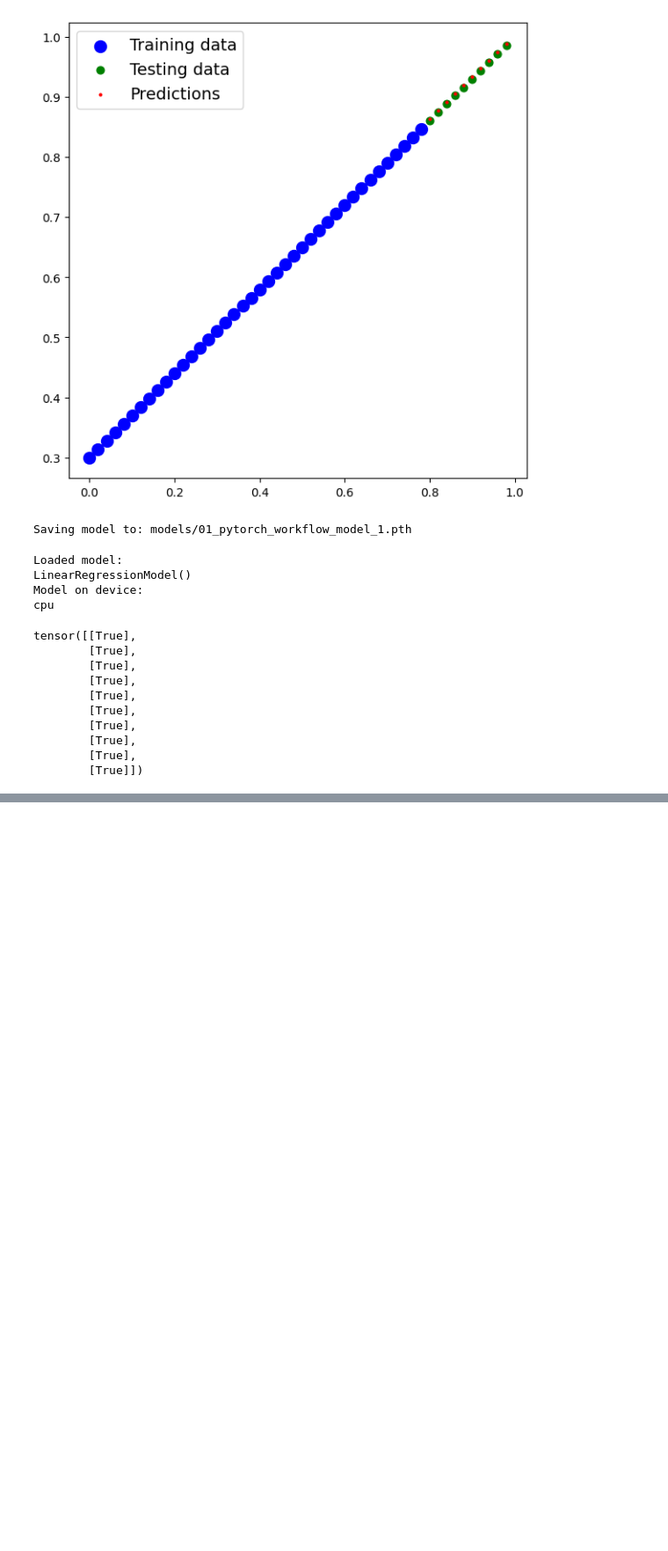
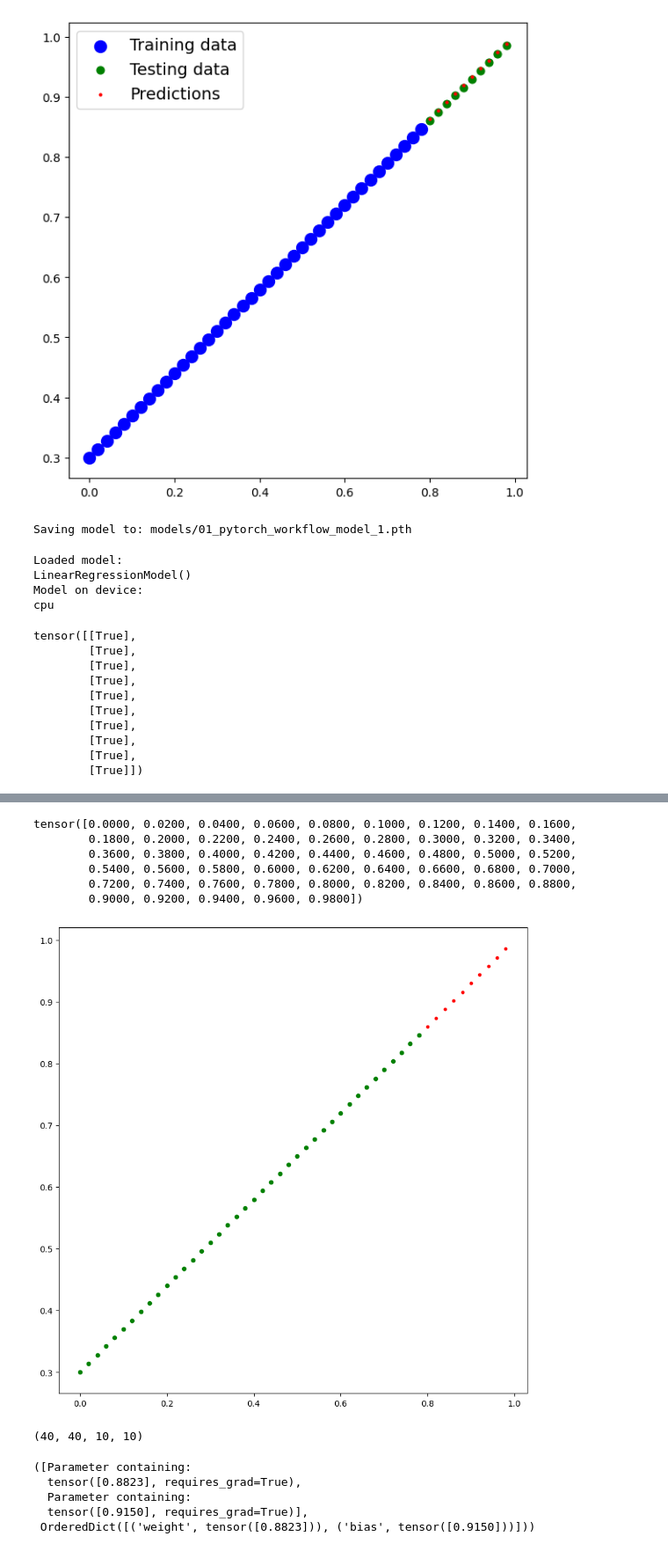
Before and after one commit to owaismohammad/learning_pytorch, a Jupyter notebook: learning_pytorch/01_workflowFundamentals.ipynb, the cells around one changed output, grey strips where cells are left out. Shown at 88% size. Saved outputs shown, nothing was run; the diff lists cells and outputs as text; code cells hidden in the pictures; blank space fills up the shorter version.

```diff
--- a/learning_pytorch/workflowFundamentals.ipynb
+++ b/learning_pytorch/01_workflowFundamentals.ipynb
@@ -273,0 +281,41 @@ tensor([[True],
+# %%
+weight = 0.7
+bias = 0.3
+
+#create data
+
+X = torch.arange(0,1, 0.02)
+X
+# %% [output]
+tensor([0.0000, 0.0200, 0.0400, 0.0600, 0.0800, 0.1000, 0.1200, 0.1400, 0.1600,
+        0.1800, 0.2000, 0.2200, 0.2400, 0.2600, 0.2800, 0.3000, 0.3200, 0.3400,
+        0.3600, 0.3800, 0.4000, 0.4200, 0.4400, 0.4600, 0.4800, 0.5000, 0.5200,
+        0.5400, 0.5600, 0.5800, 0.6000, 0.6200, 0.6400, 0.6600, 0.6800, 0.7000,
+        0.7200, 0.7400, 0.7600, 0.7800, 0.8000, 0.8200, 0.8400, 0.8600, 0.8800,
+        0.9000, 0.9200, 0.9400, 0.9600, 0.9800])
+# %%
+X = X.unsqueeze(dim=1)
+# %%
+y = weight * X + bias
+# %%
+train_split = int(len(X)*0.8)
+X_train , y_train, X_test, y_test = X[:train_split], y[:train_split], X[train_split:], y[train_split:]
+# %%
+def generate_plot(X_train = X_train, y_train= y_train, X_test=X_test, y_test=y_test, predictions=None):
+    plt.figure(figsize=(10,10))
+
+    plt.scatter(X_train, y_train, s=20, c='g')
+
+    if predictions is not None:
+        plt.scatter(X_test, predictions, s=10, c='b')
+    plt.scatter(X_test, y_test, s=10, c='r')
+
+    plt.show()
+# %%
+generate_plot()
+# %% [output]
+[figure, added]
+# %%
+len(X_train), len(y_train), len(X_test), len(y_test)
+# %% [output]
+(40, 40, 10, 10)
@@ -273,0 +340,8 @@ tensor([[True],
+# %%
+list(model.parameters()), model.state_dict()
+# %% [output]
+([Parameter containing:
+  tensor([0.8823], requires_grad=True),
+  Parameter containing:
+  tensor([0.9150], requires_grad=True)],
+ OrderedDict([('weight', tensor([0.8823])), ('bias', tensor([0.9150]))]))
```
Also changed, not shown: parts of 14 cells of this notebook, 3 other files.
